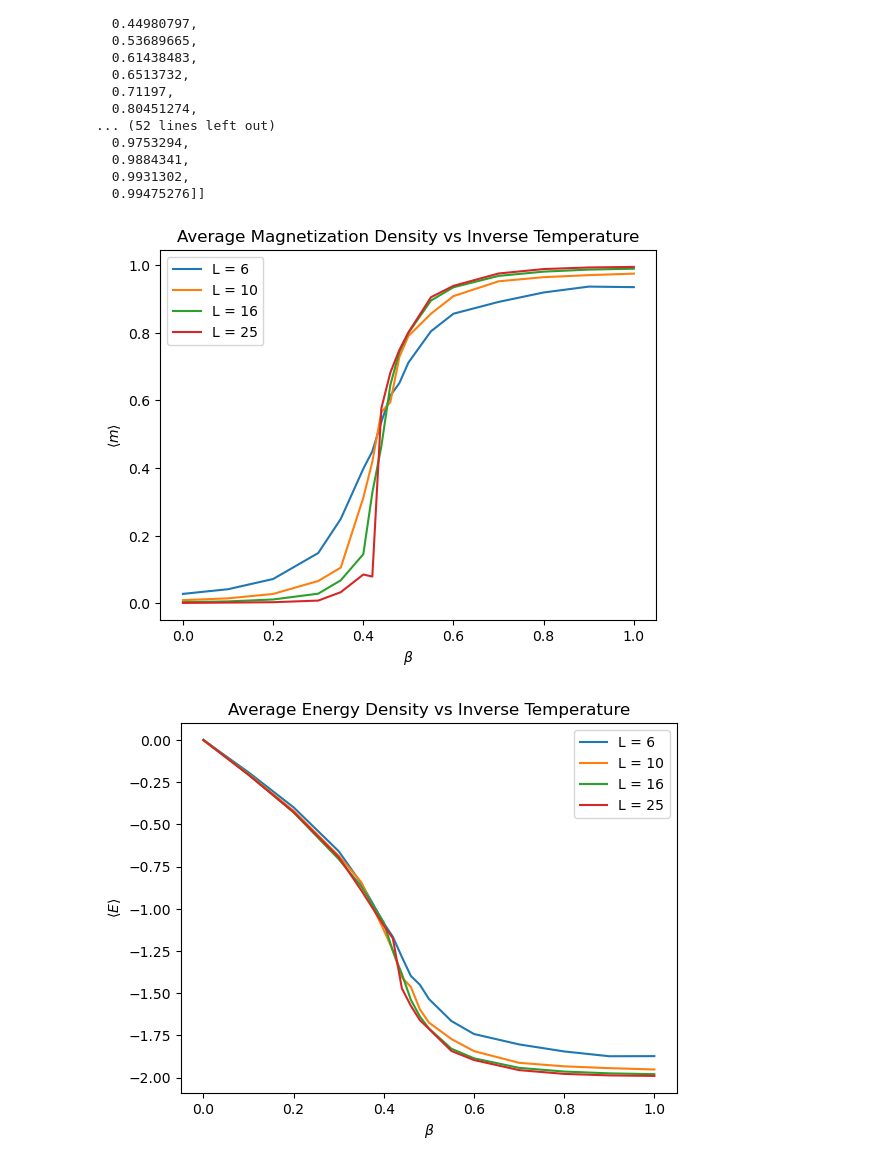
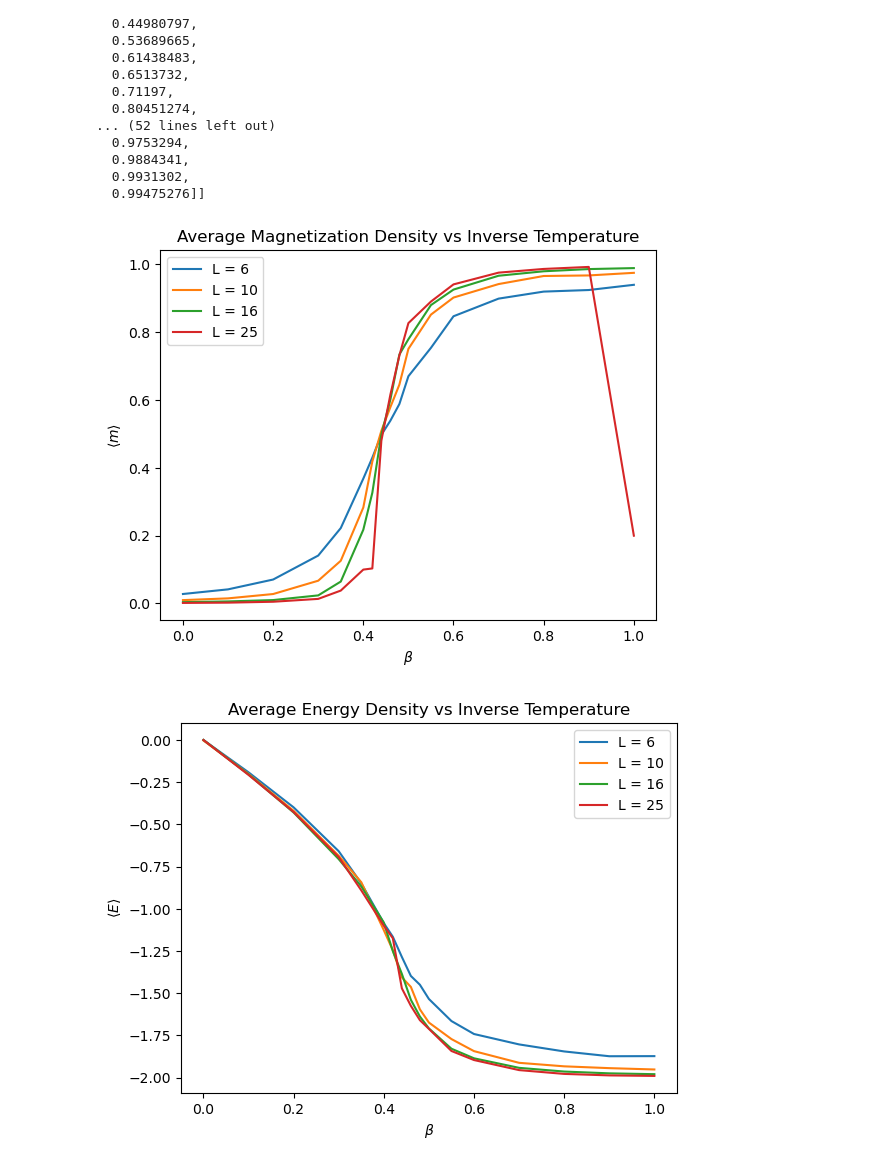
Before and after one commit to fysmoe1121/Phase-Transitions-Ising-Model, a Jupyter notebook: ising_model.ipynb, the cells around one changed output. Saved outputs shown, nothing was run; the diff lists cells and outputs as text; code cells hidden in the pictures.

```diff
--- a/ising_model.ipynb
+++ b/ising_model.ipynb
@@ -243,6 +256,13 @@ def average_energy(samples: list) -> float:
     converged_samples = get_converged_samples(samples)
     energy_of_samples = np.array([energy(sample)/(L**2) for sample in converged_samples])
     return np.mean(energy_of_samples)
+# %%
+def heat_capacity(samples: list, beta: float) -> float:
+    L = samples[0].shape[0]
+    converged_samples = get_converged_samples(samples)
+    energy_of_samples = np.array([energy(sample) for sample in converged_samples])
+    var_of_energy = np.var(energy_of_samples)/(L**2)
+    return k*(beta**2)*var_of_energy
 # %%
 average_energy(gibbs_updated_res)
 # %% [output]
@@ -254,6 +274,19 @@ average_energy(mh_updated_res)
 # %%
 betas = [0, 0.1, 0.2, 0.3, 0.35, 0.4, 0.42, 0.44, 0.46, 0.48, 0.5, 0.55, 0.6, 0.7, 0.8, 0.9, 1]
 n_vals = [6, 10, 16, 25]
+# %%
+for n in n_vals:
+    Cv = []
+    for beta in betas:
+        Cv_gibbs_fixed_time, Cv_gibbs_update = sampler('gibbs', generate_lattice(n, 0.5), beta, 2_000_000)
+        Cv.append(heat_capacity(Cv_gibbs_update, beta))
+    plt.plot(betas, Cv, label =  f"L = {n}")
+
+plt.legend()
+plt.xlabel(r'$\beta$')
+plt.ylabel(r'$C_v$')
+plt.title("Specific heat vs Inverse Temperature")
+plt.savefig("specific_heat.png")
 # %%
 grid_mh_energy = []
 grid_mh_mag = []
@@ -340,9 +373,9 @@ def plot_avg_energy(grid_energy):
     plt.legend()
     plt.savefig('avg_energy_vs_beta', transparent=True)
 # %%
-plot_avg_magnetization(grid_gibbs_mag)
+plot_avg_magnetization(grid_mh_mag)
 # %% [output]
-[figure, old version]
+[figure, new version]
 # %%
 plot_avg_energy(grid_gibbs_energy)
 # %% [output]
```
Also changed, not shown: parts of 22 cells of this notebook, 17 other files.
